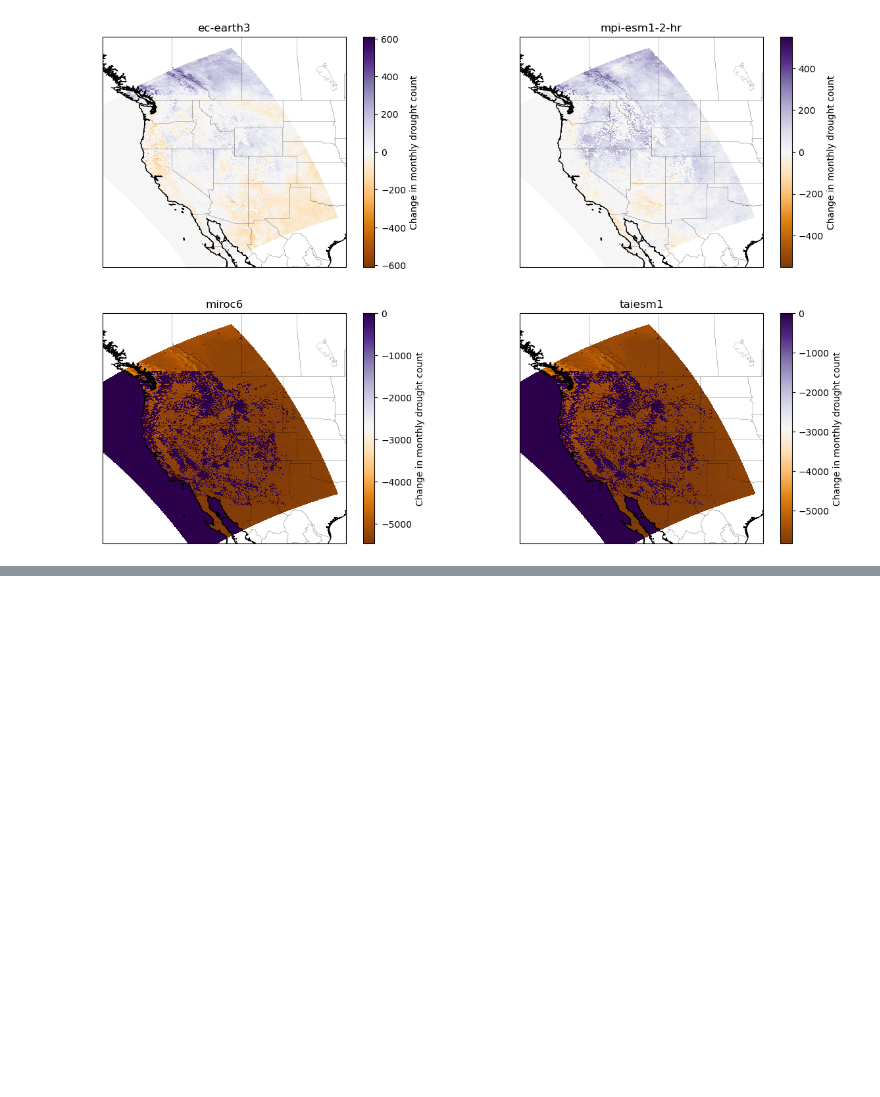
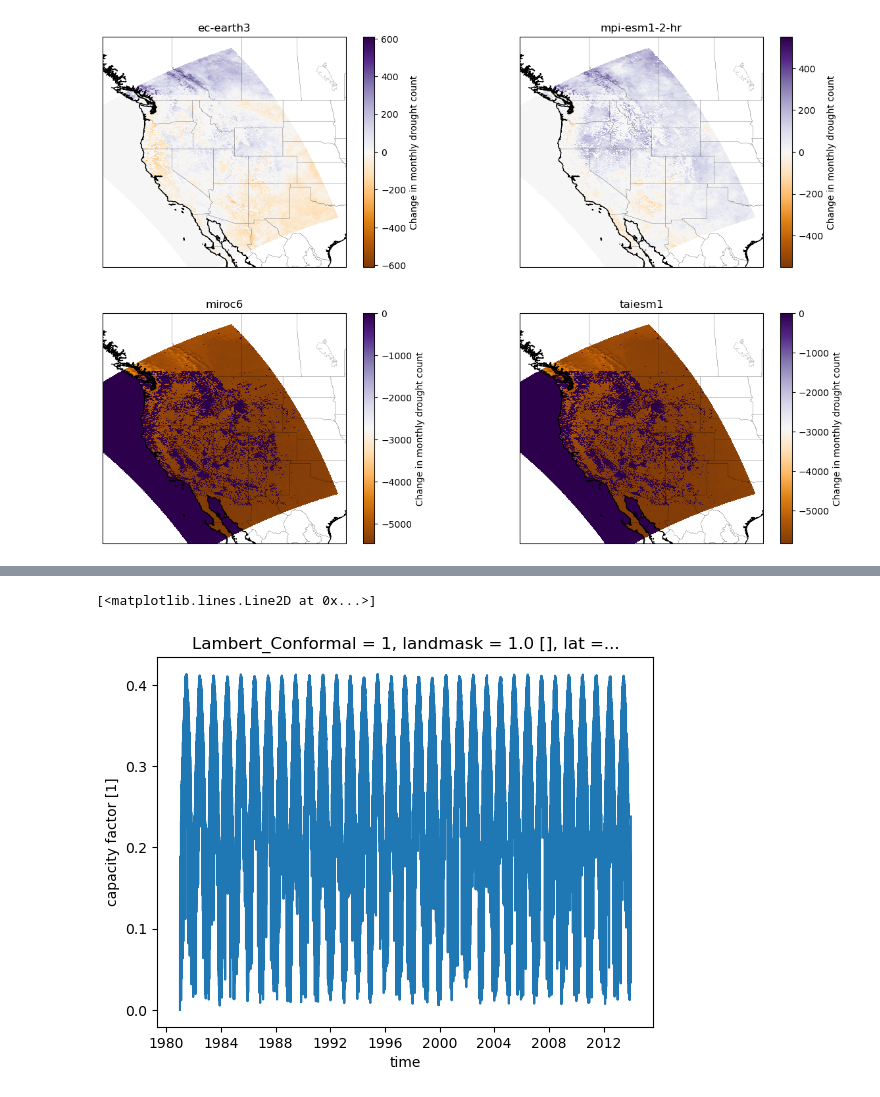
Before and after one commit to Eagle-Rock-Analytics/renewable-analysis, a Jupyter notebook: notebooks/largescale_change_in_generation.ipynb, the cells around one changed output, grey strips where cells are left out. Cells and saved outputs as stored; diff of their text form; code cells hidden in the pictures; blank space fills up the shorter version.

```diff
--- a/notebooks/largescale_change_in_generation.ipynb
+++ b/notebooks/largescale_change_in_generation.ipynb
@@ -194,0 +340,5 @@ for ax, simulation in zip(axes.flatten(), simulations, strict=False):
+# %%
+ds_cf.isel(x=150,y=150).plot()
+# %% [output]
+[<matplotlib.lines.Line2D at 0x...>]
+[figure, added]
```
Also changed, not shown: parts of 16 cells of this notebook, 2 other files.
